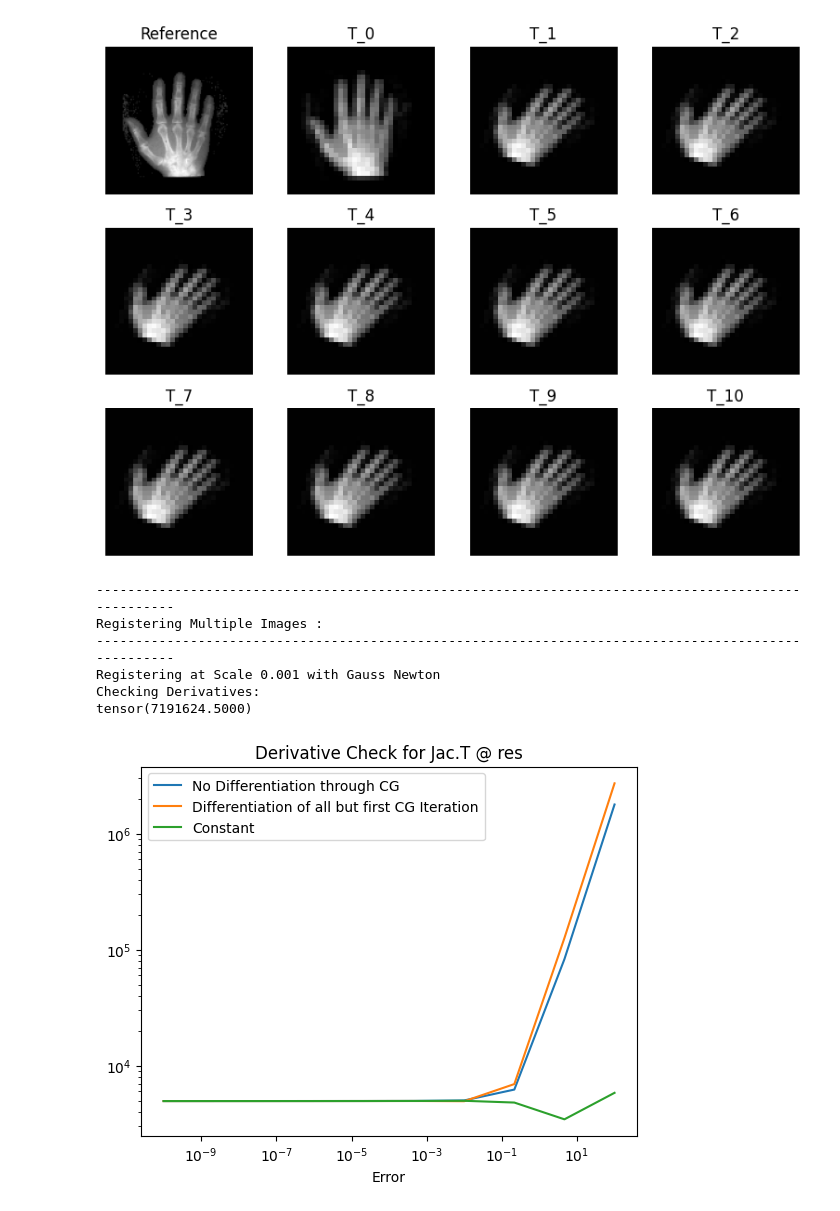
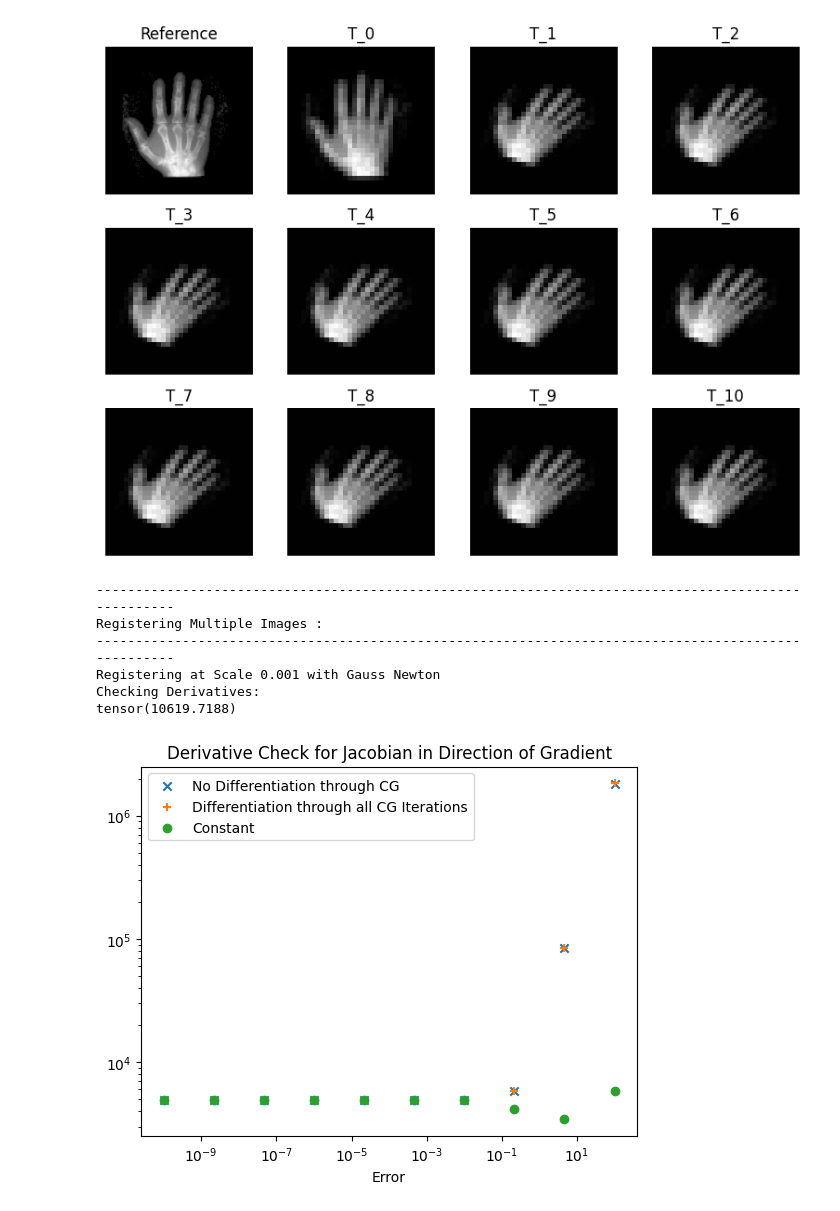
Before and after one commit to wdwatson2/ImgRegPytorchProject, a Jupyter notebook: scripts/solve_SuperResolution.ipynb, the cells around one changed output. Drawn from its saved outputs; the diff is of its cells as text; code cells hidden in the pictures.

Commit message:
Once again, the Jacobians are wrong

```diff
--- a/scripts/solve_SuperResolution.ipynb
+++ b/scripts/solve_SuperResolution.ipynb
@@ -145,7 +145,7 @@ for lam in lambdas:
 
         A = LinearOperator((torch.prod(domain_R.m).item(),), forward_fun = A_forward)
 
-        f0 = conjugate_gradient(A.T ^ A, A.T @ b, f0_hat, tol=0, max_iters=1,grad_iters=5)
+        f0 = conjugate_gradient(A.T ^ A, A.T @ b, f0_hat, tol=0, max_iters=30,grad_iters=0)
         f0_hat = f0.detach()
 
         reference = f0.reshape(*domain_R.m)
@@ -168,7 +168,7 @@ for lam in lambdas:
 
         A = LinearOperator((torch.prod(domain_R.m).item(),), forward_fun = A_forward)
 
-        f0 = conjugate_gradient(A.T ^ A, A.T @ b, f0_hat, tol=0, max_iters=6)
+        f0 = conjugate_gradient(A.T ^ A, A.T @ b, f0_hat, tol=0, max_iters=30)
         f0_hat = f0.detach()
 
         reference = f0.reshape(*domain_R.m)
@@ -198,36 +198,39 @@ for lam in lambdas:
 
     res = res_fn(wp_vec)
     res_nodiff = res_fn_nodiff(wp_vec)
     Jacv_nodiff = Jac_fn_nodiff(wp_vec) @ v
     Jacv = Jac_fn(wp_vec) @ v
 
     for h in H:
         no_diffs.append(torch.norm(res_fn_nodiff(wp_vec + h * v) - res_nodiff - h * Jacv_nodiff).detach())
         diffs.append(torch.norm(res_fn(wp_vec + h * v) - res - h * Jacv).detach())
         const.append(torch.norm(res_fn(wp_vec + h * v) - res).detach())
 
-    plt.loglog(H, no_diffs, label = 'No Differentiation through CG')
-    plt.loglog(H, diffs, label = 'Differentiation of all but first CG Iteration')
-    plt.loglog(H, const, label = 'Constant')
+    plt.scatter(H, no_diffs, marker='x', label = 'No Differentiation through CG')
+    plt.scatter(H, diffs, marker='+', label = 'Differentiation through all CG Iterations')
+    plt.scatter(H, const, marker='o', label = 'Constant')
+
+    plt.gca().set_xscale('log')
+    plt.gca().set_yscale('log')
 
     plt.legend()
 
     plt.xlabel("Perturbation Multiplier")
     plt.xlabel("Error")
 
-    plt.title("Derivative Check for Jac.T @ res")
+    plt.title("Derivative Check for Jacobian in Direction of Gradient")
 
     print(torch.norm(Jac_fn(wp_vec) - Jac_fn_nodiff(wp_vec)))
 
 
 
     #wp_list, _  = lsq_lma(wp_vec.squeeze(), res_fn, Jac_fn, gtol=1e0, max_iter=10, verbose=True)
     #wp_vec = wp_list[-1]
 # %% [output]
 ----------------------------------------------------------------------------------------------------
 Registering Multiple Images :
 ----------------------------------------------------------------------------------------------------
 Registering at Scale 0.001 with Gauss Newton
 Checking Derivatives:
-tensor(7191624.5000)
+tensor(10619.7188)
-[figure, old version]
+[figure, new version]
```
Also changed, not shown: 1 other file.
